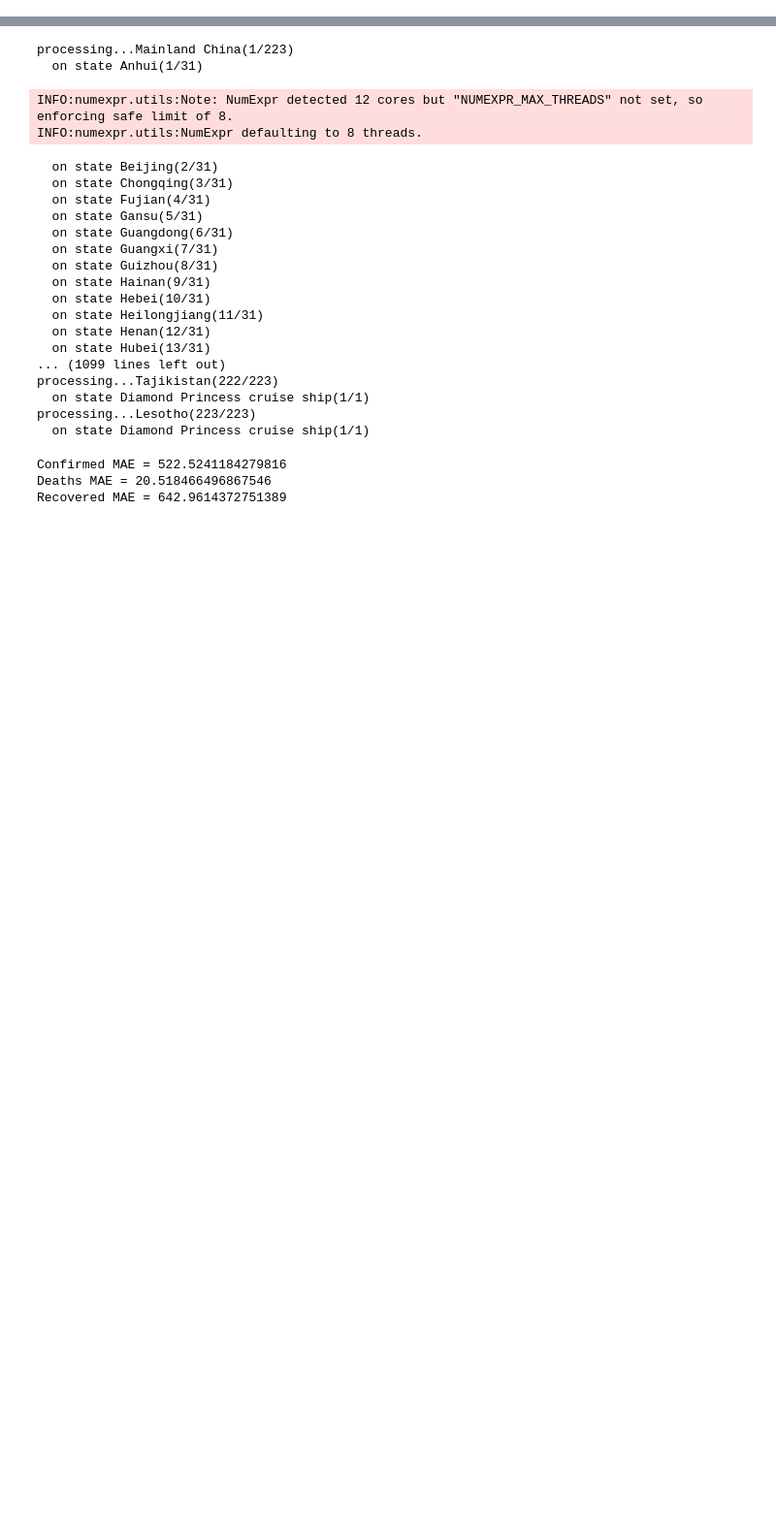
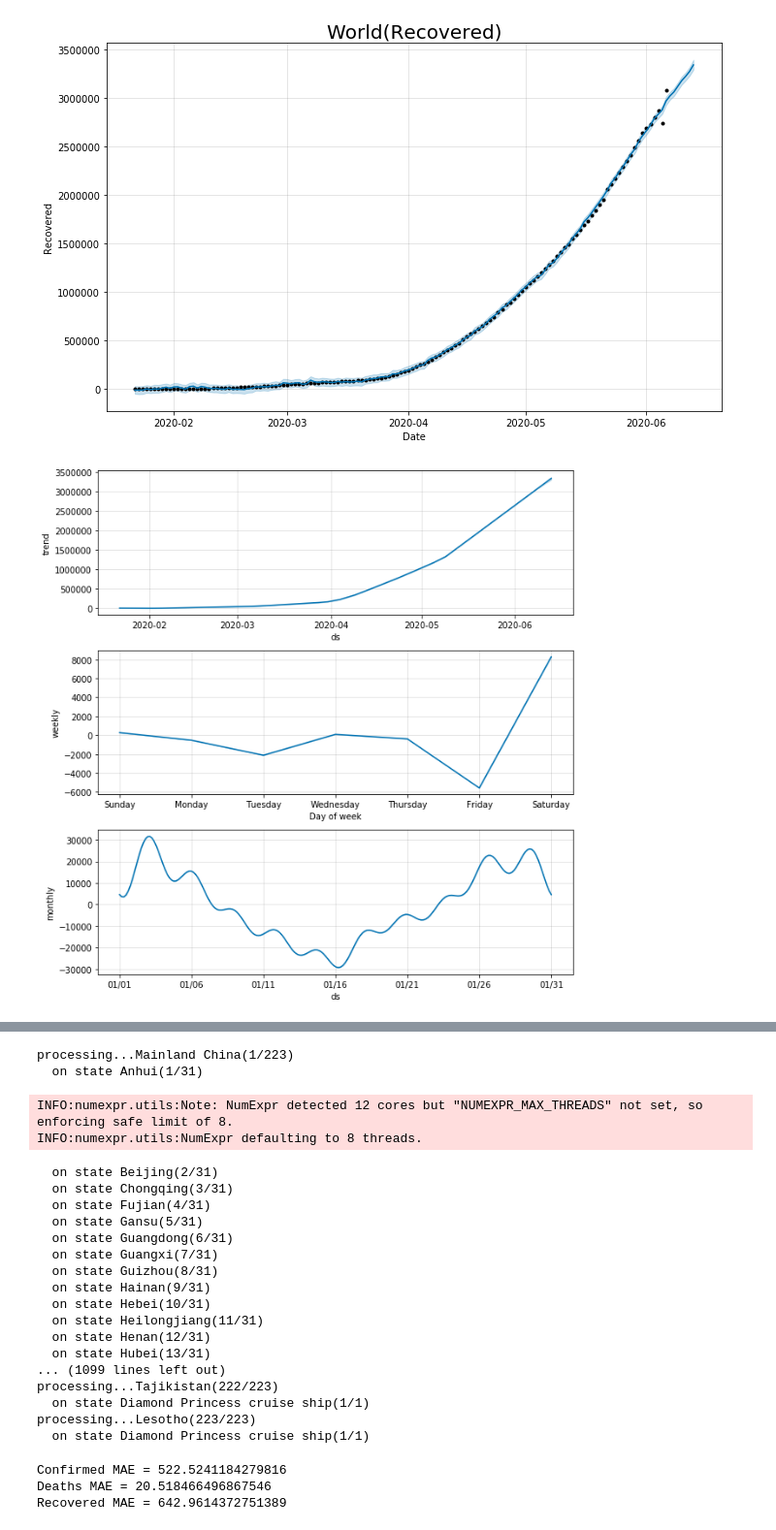
Before and after one commit to Mizushinku/FDA_Project, a Jupyter notebook: main.py.ipynb, the cells around one changed output, grey strips where cells are left out. Shown at 97% size. Drawn from its saved outputs; the diff is of its cells as text; code cells hidden in the pictures; blank space fills up the shorter version.

```diff
--- a/main.py.ipynb
+++ b/main.py.ipynb
@@ -39,0 +83,16 @@ df['State'] = imputer.transform(df['State'].values.reshape(-1, 1))
+# %%
+recovered.rename(columns = {'Date' : 'ds', 'Recovered' : 'y'},
+                 inplace = True)
+model = Prophet(interval_width=0.95, yearly_seasonality=False)
+model.add_seasonality(name='monthly', period=30.5, fourier_order=10)
+model.fit(recovered)
+future = model.make_future_dataframe(periods = 7)
+forecast = model.predict(future)
+
+fig = model.plot(forecast, xlabel='Date', ylabel='Recovered');
+ax = fig.gca()
+ax.set_title('World(Recovered)', size=20)
+model.plot_components(forecast);
+# %% [output]
+[figure, added]
+[figure, added]
```
Also changed, not shown: parts of 9 cells of this notebook.
